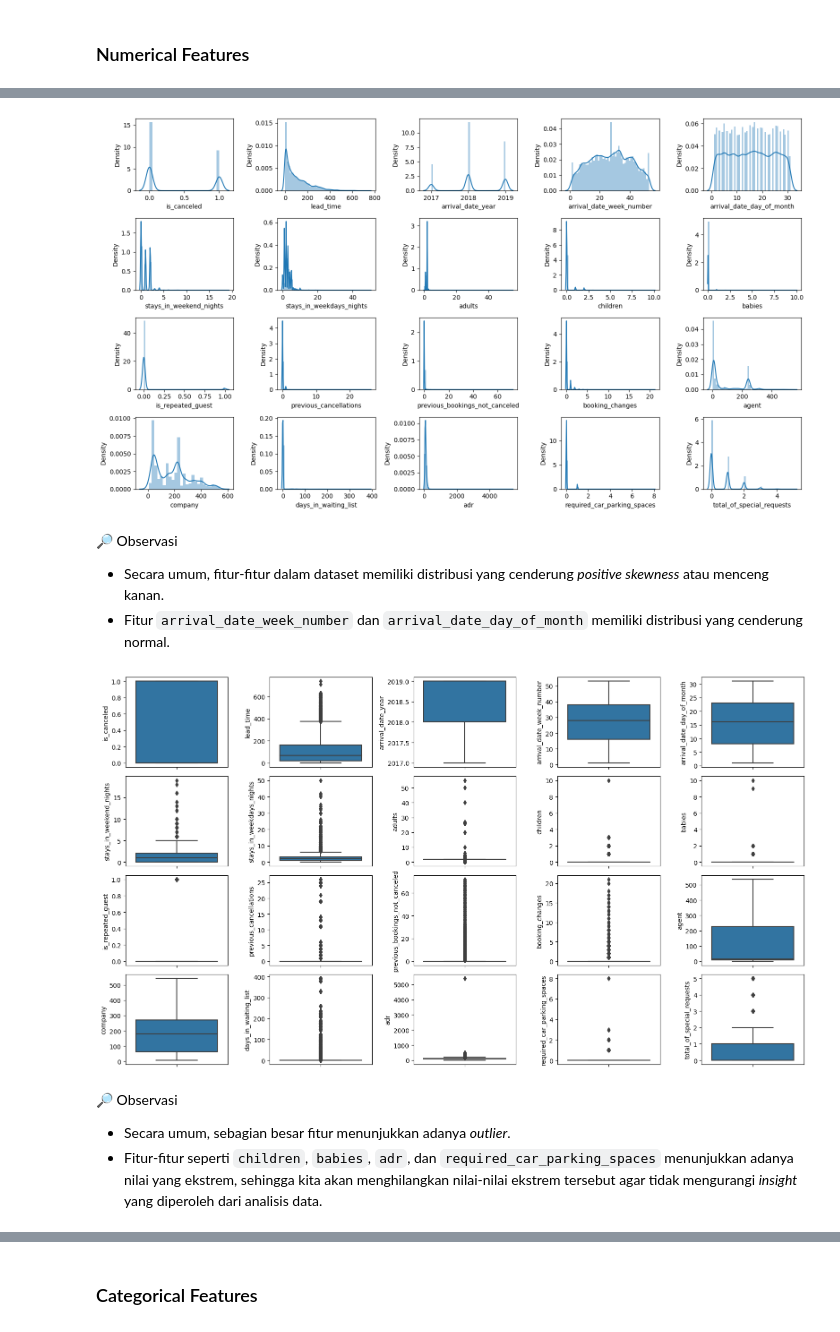
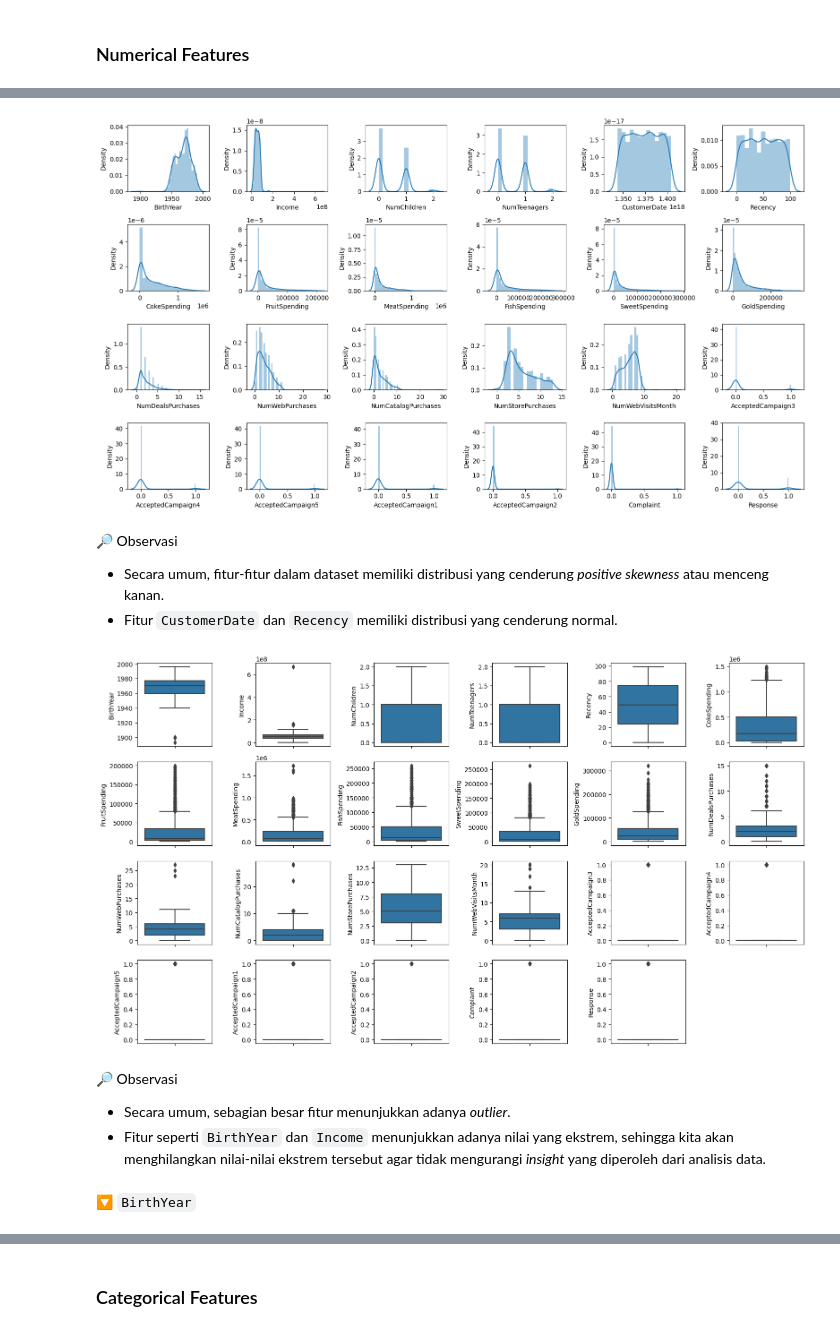
Before and after one commit to sabirinID/Predicting-Customer-Personality, a Jupyter notebook: Notebooks/marketing_campaign.ipynb, the cells around one changed output, grey strips where cells are left out. Drawn from its saved outputs; the diff is of its cells as text; code cells hidden in the pictures.

```diff
--- a/Notebooks/marketing_campaign.ipynb
+++ b/Notebooks/marketing_campaign.ipynb
@@ -166,0 +243,6 @@ False
+# %%
+# Drop duplicate values
+df.drop_duplicates(inplace=True)
+
+# Recheck
+df.duplicated().sum()
@@ -219,3 +305,6 @@ unique
+# %%
+# Drop 'CostContact' and 'Revenue' features
+df.drop(columns=['CostContact', 'Revenue'], inplace=True)
 # %% [markdown]
 ## 0.7. Descriptive Statistics
 # %%
@@ -239,0 +326,7 @@ df.describe(include='all')
+# %%
+# Define features
+num = df.select_dtypes(exclude=['object'])
+cat = df.select_dtypes(include=['object'])
+
+num_cols = num.columns
+cat_cols = cat.columns
@@ -242,26 +361,28 @@ df.describe(include='all')
 # %%
-nums = df.loc[:, (df.dtypes == 'int64') | (df.dtypes == 'float64')].columns.tolist()
-
 plt.figure(figsize=(16, 9))
-for i in range(0, len(nums)):
-    plt.subplot(4, 5, i+1)
-    sns.distplot(df[nums[i]])
+for i in range(0, len(num_cols)):
+    plt.subplot(4, 6, i+1)
+    sns.distplot(df[num_cols[i]])
     plt.tight_layout()
 # %% [output]
-[figure, old version]
+[figure, new version]
 # %% [markdown]
 🔎 Observasi
 - Secara umum, fitur-fitur dalam dataset memiliki distribusi yang cenderung _positive skewness_ atau menceng kanan.
-- Fitur `arrival_date_week_number` dan `arrival_date_day_of_month` memiliki distribusi yang cenderung normal.
+- Fitur `CustomerDate` dan `Recency` memiliki distribusi yang cenderung normal.
 # %%
 plt.figure(figsize=(16, 9))
-for i in range(0, len(nums)):
-    plt.subplot(4, 5, i+1)
-    sns.boxplot(y=df[nums[i]], orient='v')
+num_cols = df.select_dtypes(include=['float64', 'int64']).columns
+
+for i in range(0, len(num_cols)):
+    plt.subplot(4, 6, i+1)
+    sns.boxplot(y=df[num_cols[i]])
     plt.tight_layout()
 # %% [output]
-[figure, old version]
+[figure, new version]
 # %% [markdown]
 🔎 Observasi
 - Secara umum, sebagian besar fitur menunjukkan adanya _outlier_.
-- Fitur-fitur seperti `children`, `babies`, `adr`, dan `required_car_parking_spaces` menunjukkan adanya nilai yang ekstrem, sehingga kita akan menghilangkan nilai-nilai ekstrem tersebut agar tidak mengurangi _insight_ yang diperoleh dari analisis data.
+- Fitur seperti `BirthYear` dan `Income` menunjukkan adanya nilai yang ekstrem, sehingga kita akan menghilangkan nilai-nilai ekstrem tersebut agar tidak mengurangi _insight_ yang diperoleh dari analisis data.
+# %% [markdown]
+🔽 `BirthYear`
```
Also changed, not shown: parts of 41 cells of this notebook.
